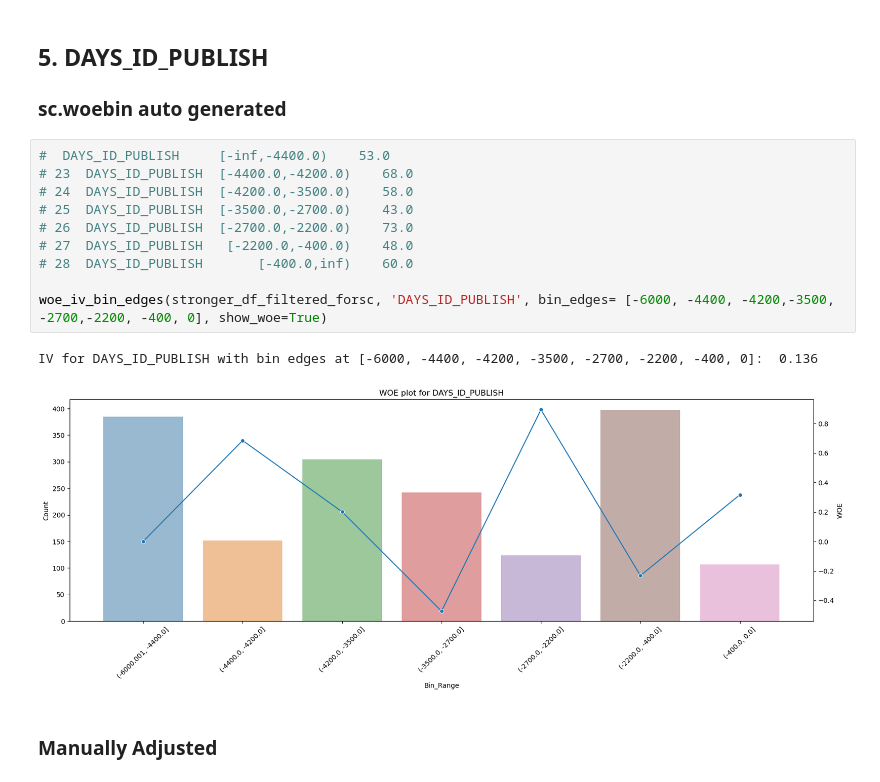
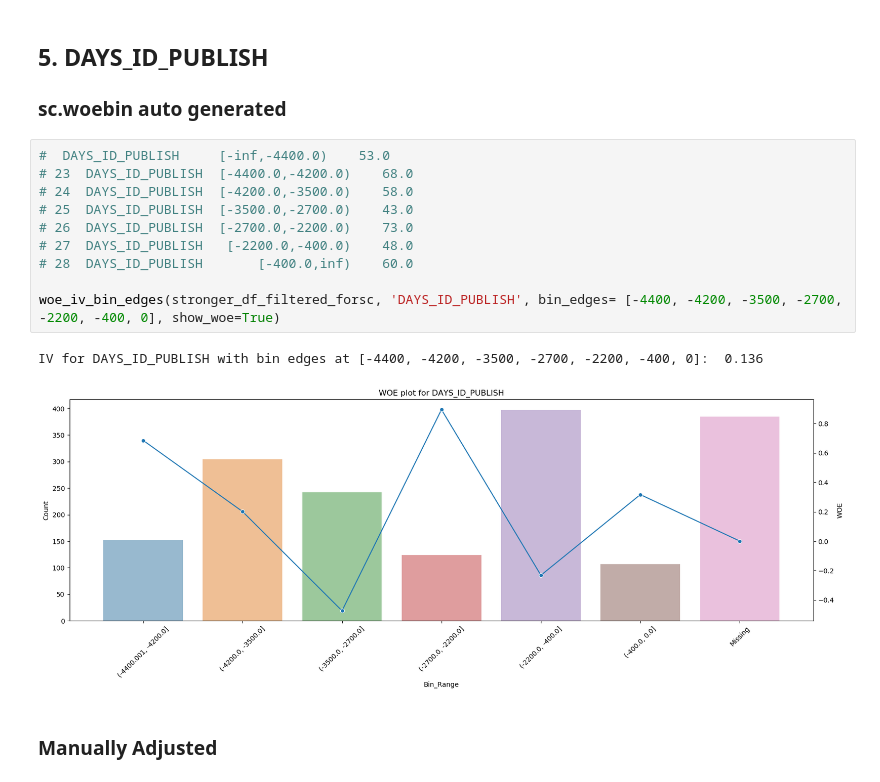
Before and after one commit to traveltheworldwithaflaskoftea/FA_Project, a Jupyter notebook: shiting_draft6.ipynb, the cells around one changed output. Drawn from its saved outputs; the diff is of its cells as text.

```diff
--- a/shiting_draft6.ipynb
+++ b/shiting_draft6.ipynb
@@ -924,16 +923,16 @@ IV for DAYS_EMPLOYED with bin edges at [-13214, -3662, -2045, -1333, -700]:  0.1
 # %%
 #  DAYS_ID_PUBLISH     [-inf,-4400.0)    53.0
 # 23  DAYS_ID_PUBLISH  [-4400.0,-4200.0)    68.0
 # 24  DAYS_ID_PUBLISH  [-4200.0,-3500.0)    58.0
 # 25  DAYS_ID_PUBLISH  [-3500.0,-2700.0)    43.0
 # 26  DAYS_ID_PUBLISH  [-2700.0,-2200.0)    73.0
 # 27  DAYS_ID_PUBLISH   [-2200.0,-400.0)    48.0
 # 28  DAYS_ID_PUBLISH       [-400.0,inf)    60.0
 
-woe_iv_bin_edges(stronger_df_filtered_forsc, 'DAYS_ID_PUBLISH', bin_edges= [-6000, -4400, -4200,-3500, -2700,-2200, -400, 0], show_woe=True)
+woe_iv_bin_edges(stronger_df_filtered_forsc, 'DAYS_ID_PUBLISH', bin_edges= [-4400, -4200, -3500, -2700, -2200, -400, 0], show_woe=True)
 # %% [output]
-IV for DAYS_ID_PUBLISH with bin edges at [-6000, -4400, -4200, -3500, -2700, -2200, -400, 0]:  0.136
+IV for DAYS_ID_PUBLISH with bin edges at [-4400, -4200, -3500, -2700, -2200, -400, 0]:  0.136
-[figure, old version]
+[figure, new version]
 # %% [markdown]
 ### Manually Adjusted
 # %%
```
Also changed, not shown: parts of 19 cells of this notebook.
